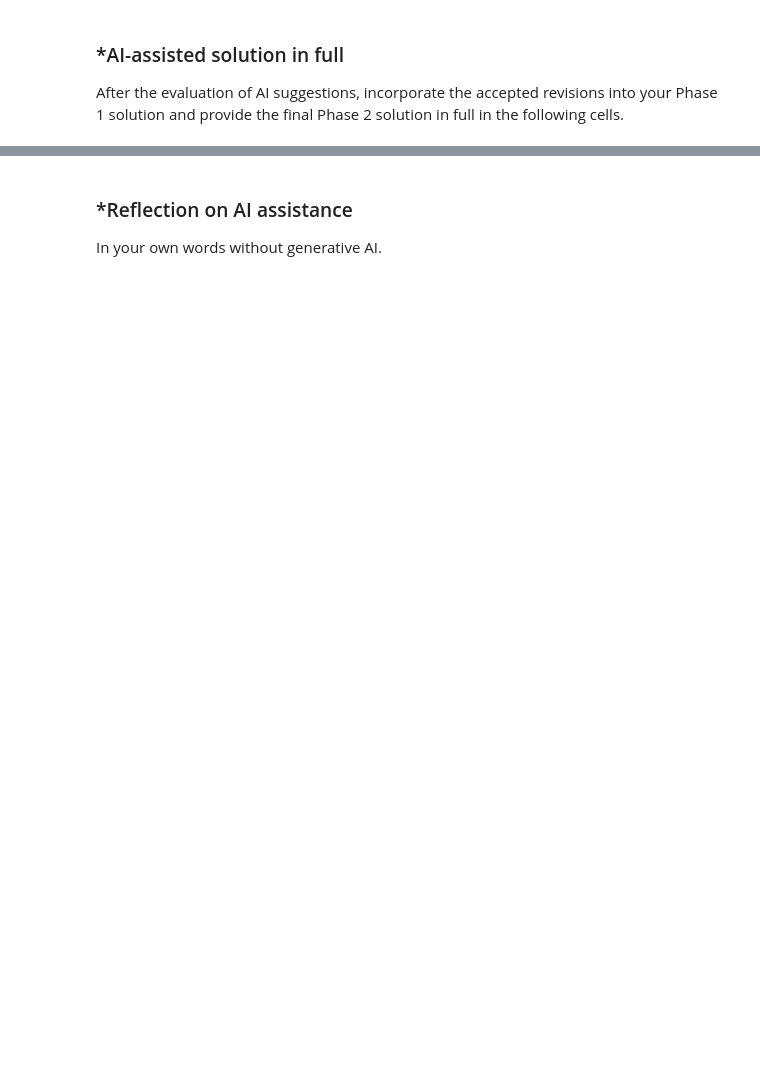
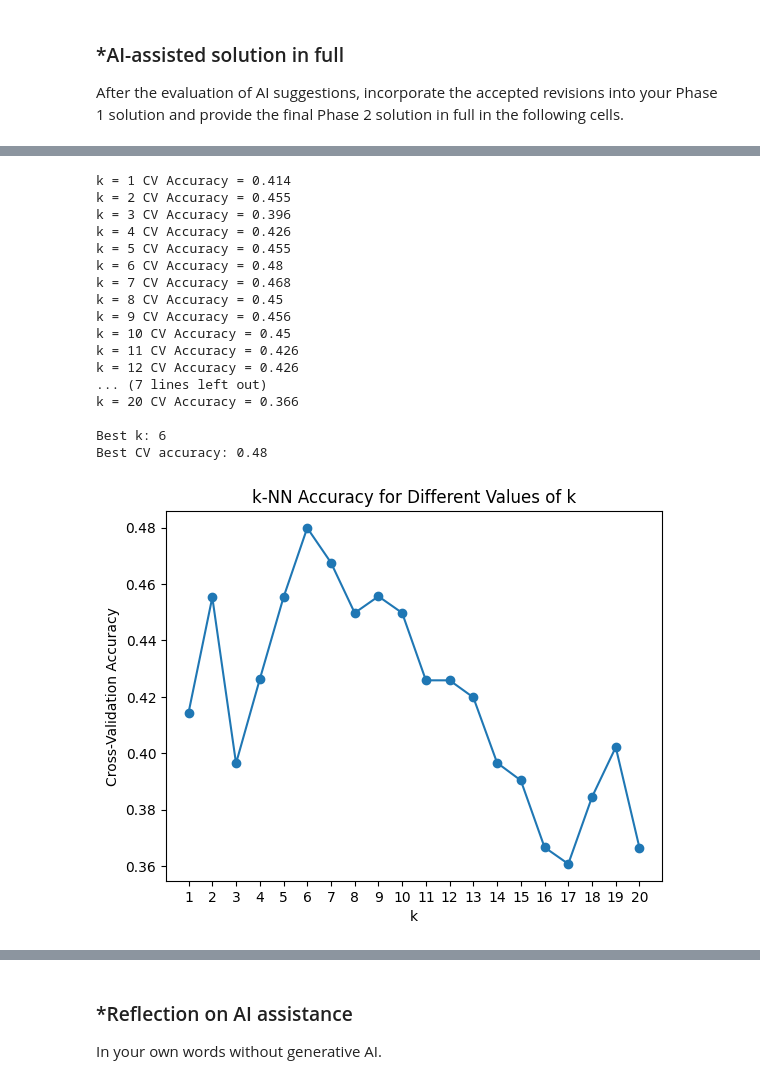
Before and after one commit to rushilnanga/A03-knn, a Jupyter notebook: notebook.ipynb, the cells around one changed output, grey strips where cells are left out. Saved outputs shown, nothing was run; the diff lists cells and outputs as text; code cells hidden in the pictures; blank space fills up the shorter version.

```diff
--- a/notebook.ipynb
+++ b/notebook.ipynb
@@ -198,0 +295,59 @@ After the evaluation of AI suggestions, incorporate the accepted revisions into
+# %%
+from sklearn.preprocessing import StandardScaler
+
+scaler = StandardScaler()
+
+X_train_scaled = scaler.fit_transform(X_train)
+X_test_scaled = scaler.transform(X_test)
+
+from sklearn.neighbors import KNeighborsClassifier
+from sklearn.model_selection import cross_val_score
+
+k_values = range(1, 21)
+cv_scores = []
+
+for k in k_values:
+    model = KNeighborsClassifier(n_neighbors=k)
+    scores = cross_val_score(
+        model,
+        X_train_scaled,
+        y_train,
+        cv=5,
+        scoring="accuracy"
+    )
+
+    cv_scores.append(scores.mean())
+    print("k =", k, "CV Accuracy =", round(scores.mean(), 3))
+
+best_k = list(k_values)[cv_scores.index(max(cv_scores))]
+
+print()
+print("Best k:", best_k)
+print("Best CV accuracy:", round(max(cv_scores), 3))
+
+plt.plot(k_values, cv_scores, marker="o")
+
+plt.xlabel("k")
+plt.ylabel("Cross-Validation Accuracy")
+plt.title("k-NN Accuracy for Different Values of k")
+plt.xticks(range(1, 21))
+plt.show()
+# %% [output]
+k = 1 CV Accuracy = 0.414
+k = 2 CV Accuracy = 0.455
+k = 3 CV Accuracy = 0.396
+k = 4 CV Accuracy = 0.426
+k = 5 CV Accuracy = 0.455
+k = 6 CV Accuracy = 0.48
+k = 7 CV Accuracy = 0.468
+k = 8 CV Accuracy = 0.45
+k = 9 CV Accuracy = 0.456
+k = 10 CV Accuracy = 0.45
+k = 11 CV Accuracy = 0.426
+k = 12 CV Accuracy = 0.426
+... (7 lines left out)
+k = 20 CV Accuracy = 0.366
+
+Best k: 6
+Best CV accuracy: 0.48
+[figure, added]
```
Also changed, not shown: parts of 13 cells of this notebook.
